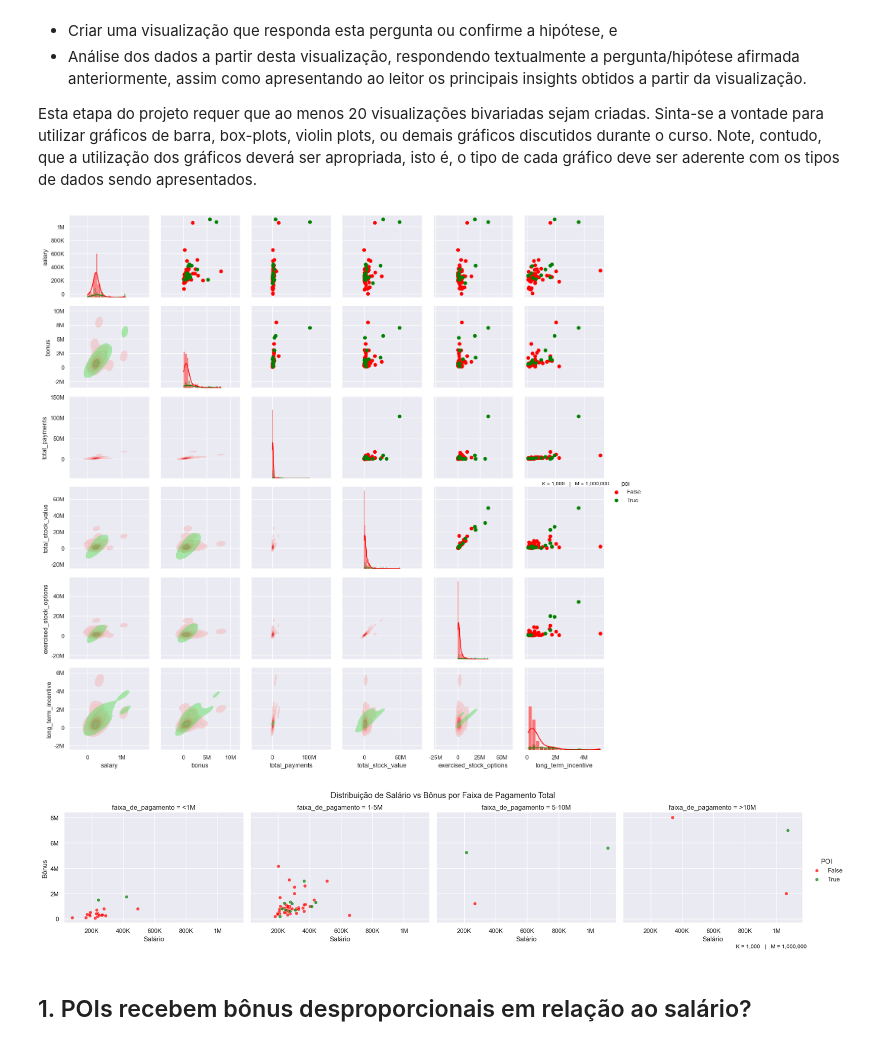
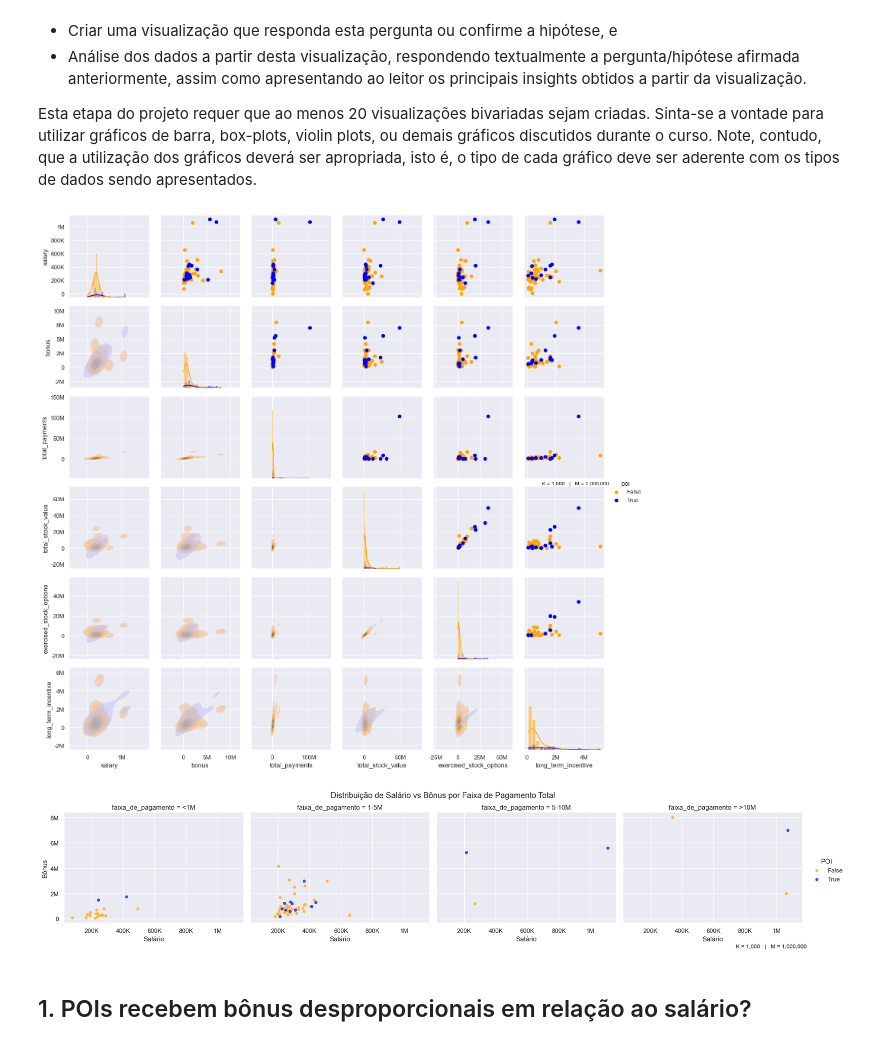
Before and after one commit to GhortheBrute/Preparacao-e-Analise-Exploratoria-de-Dados, a Jupyter notebook: Atividade Prática/Jesus Wildes - AED - ATP (Etapa 3).ipynb, the cells around one changed output. Drawn from its saved outputs; the diff is of its cells as text; code cells hidden in the pictures.

```diff
--- a/Atividade Prática/Jesus Wildes - AED - ATP (Etapa 3).ipynb
+++ b/Atividade Prática/Jesus Wildes - AED - ATP (Etapa 3).ipynb
@@ -348,7 +348,7 @@ df['faixa_de_pagamento'] = pd.cut(df['total_payments'], bins=[0, 1e6, 5e6, 1e7,n
 
 # Variável para ser utilizada nas palettas que envolvam POI
 # Adicionado o dict str: str devido ao scatterplor tratar eixos como string
-cores_poi = {True: 'green', False: 'red', 'True': 'green', 'False': 'red'}
+cores_poi = {True: 'blue', False: 'orange', 'True': 'blue', 'False': 'orange'}
 # %%
 colunas = [
     'salary', 'bonus', 'total_payments', 'total_stock_value',
@@ -369,24 +369,24 @@ for ax in grid.axes.flat:
 adicionar_legenda_escala(x=0.94, y=0.51)
 plt.show()
 # %% [output]
-[figure, old version]
+[figure, new version]
 # %%
-g = sns.FacetGrid(df, col='faixa_de_pagamento', hue='poi', palette={True: 'green', False: 'red'}, height=4, aspect=1.2)
+g = sns.FacetGrid(df, col='faixa_de_pagamento', hue='poi', palette=cores_poi, height=4, aspect=1.2)
 g.map(sns.scatterplot, 'salary', 'bonus', alpha=0.7)
 g.add_legend(title='POI')
 g.set_axis_labels('Salário', 'Bônus')
 g.fig.subplots_adjust(top=0.85)
 g.fig.suptitle('Distribuição de Salário vs Bônus por Faixa de Pagamento Total')
 
 for ax in g.axes.flat:
     if ax is not None:
         ax.xaxis.set_major_formatter(formatter)
         ax.yaxis.set_major_formatter(formatter)
 
 adicionar_legenda_escala()
 plt.show()
 # %% [output]
-[figure, old version]
+[figure, new version]
 # %% [markdown]
 ## 1. POIs recebem bônus desproporcionais em relação ao salário?
 # %%
```
Also changed, not shown: parts of 38 cells of this notebook, 2 other files.
